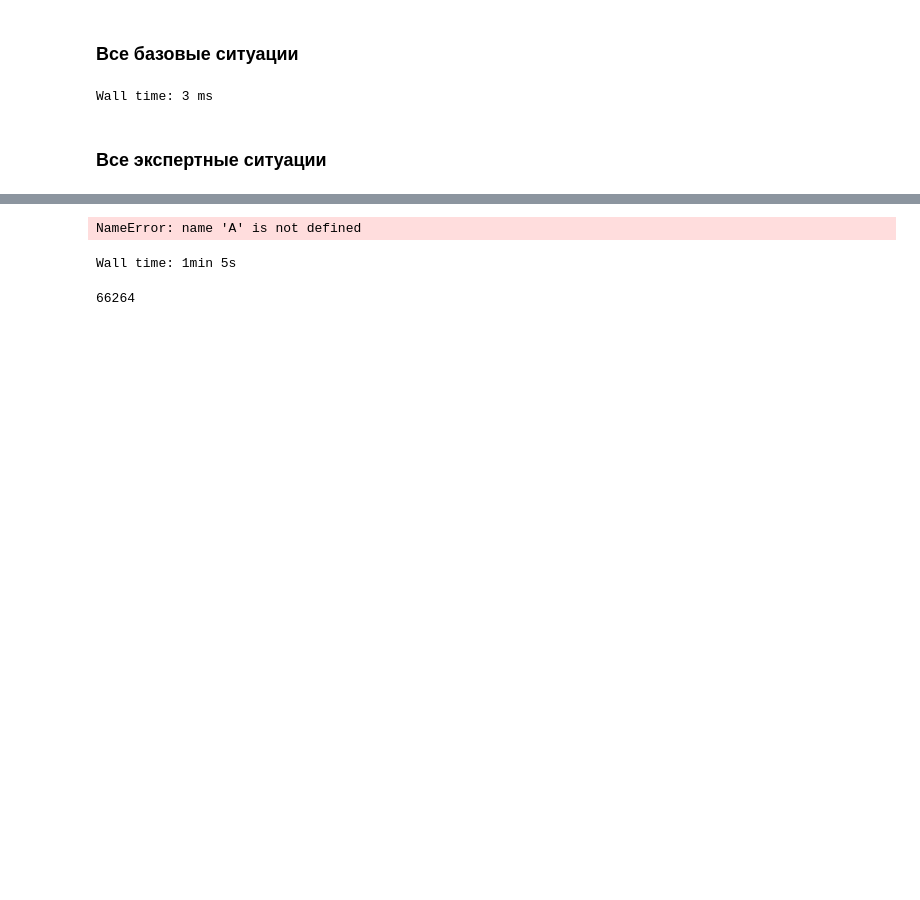
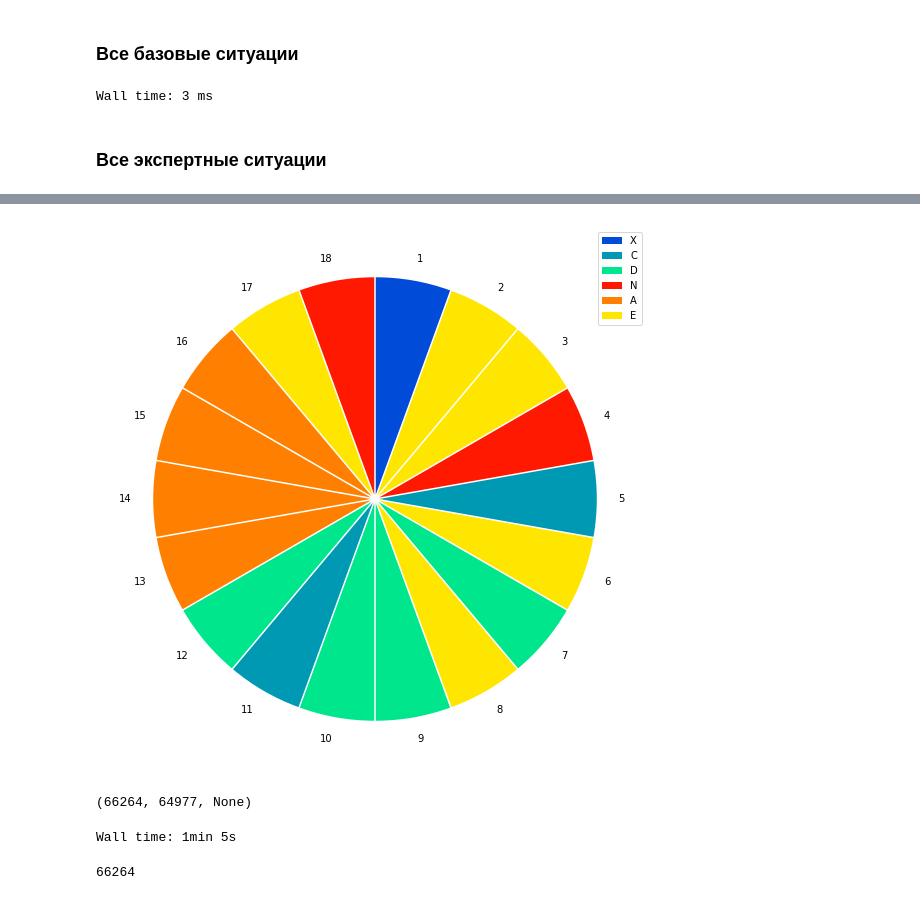
Before and after one commit to FL2107/ML_games, a Jupyter notebook: planetX/Planet X v0.2.ipynb, the cells around one changed output, grey strips where cells are left out. Saved outputs shown, nothing was run; the diff lists cells and outputs as text; code cells hidden in the pictures; blank space fills up the shorter version.

```diff
--- a/planetX/Planet X v0.2.ipynb
+++ b/planetX/Planet X v0.2.ipynb
@@ -131,6 +131,7 @@ def check_pos(situation, basic = True):
 def recursive_put(cur_pos, available, to_place):
     '''
     recursive function to get all board situations
+    For the first call cur_pos should be like this: cur_pos = [nc, X, nc, nc, nc, ..]
     '''
     l = len(cur_pos)
     if cur_pos[to_place] != objects.not_chosen:
@@ -223,8 +224,9 @@ KeyboardInterrupt:
 # %%
 n = np.random.randint(len(A))
-len(A), n, A[n]
+len(A), n, visualize_situation(A[n])
 # %% [output]
+[figure, added]
-NameError: name 'A' is not defined
+(66264, 64977, None)
 # %%
 %%time
 expert_situations_A = []
```
Also changed, not shown: parts of 6 cells of this notebook.
